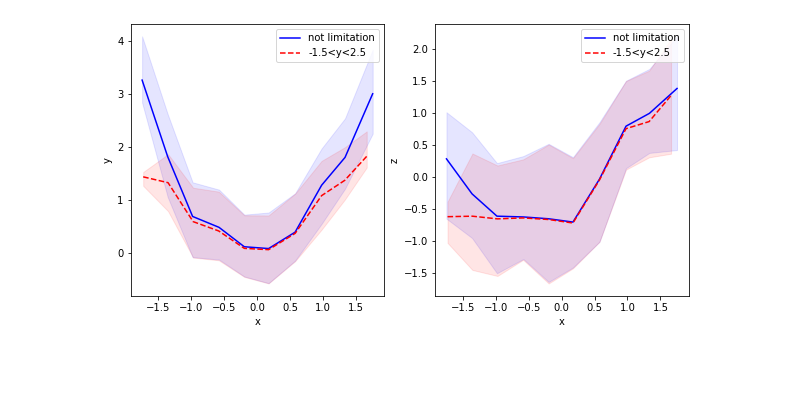
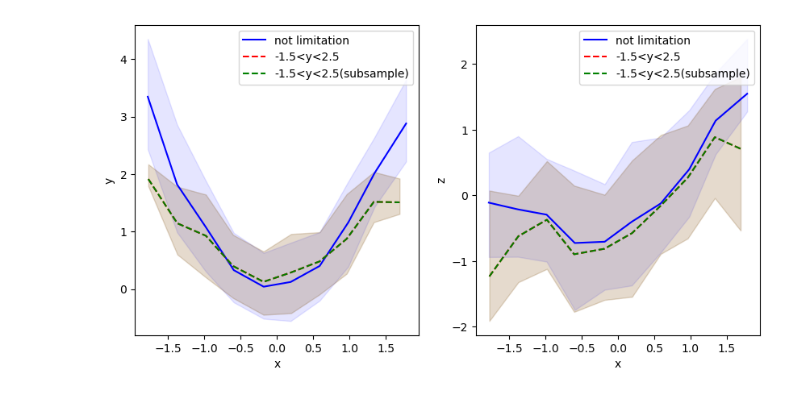
Before and after one commit to astro-jingtao/astro_statistics_assistant, a Jupyter notebook: example/trend_plot.ipynb, the cells around one changed output. Cells and saved outputs as stored; diff of their text form; code cells hidden in the pictures; blank space fills up the shorter version.

Commit message:
optimize plot_trend

```diff
--- a/example/trend_plot.ipynb
+++ b/example/trend_plot.ipynb
@@ -38,14 +54,72 @@ axes[0].legend(fontsize=10)
 # %%
-fig, axes = plt.subplots(1,2,figsize=(10,5))
+fig, axes = plt.subplots(1, 2, figsize=(10, 5))
 
-dataset.trend('x', ['y', 'z'], ranges=([[-2,2],[-10,10]]), axes=axes,
-    bins=10,ytype='mean',plot_kwargs={"color":"b","ls":"-","label":"not limitation"},\
-    scatter_kwargs={"ifscatter":"True","uplim":75,"bottomlim":25,"fkind":"fbetween",\
-    "plot_scatter_kwargs":{"color":"b","alpha":0.1}})
+dataset.trend('x', ['y', 'z'],
+              ranges=([[-2, 2], [-10, 10]]),
+              axes=axes,
+              bins=10,
+              ytype='mean',
+              plot_kwargs={
+                  "color": "b",
+                  "ls": "-",
+                  "label": "not limitation"
+              },
+              scatter_kwargs={
+                  "ifscatter": "True",
+                  "uplim": 75,
+                  "bottomlim": 25,
+                  "fkind": "fbetween",
+                  "plot_scatter_kwargs": {
+                      "color": "b",
+                      "alpha": 0.1
+                  }
+              })
 
-dataset.trend('x', ['y', 'z'], ranges=([[-2,2],[-10,10]]), axes=axes,
-    bins=10,ytype='mean',plot_kwargs={"color":"r","ls":"--","label":"-1.5<y<2.5"},\
-    prop_kwargs={"props":y,"pmin":-100,"pmax":2.5},\
-    scatter_kwargs={"ifscatter":"True","uplim":75,"bottomlim":25,"fkind":"fbetween",\
-    "plot_scatter_kwargs":{"color":"r","alpha":0.1}})
+dataset.trend('x', ['y', 'z'],
+              ranges=([[-2, 2], [-10, 10]]),
+              axes=axes,
+              bins=10,
+              ytype='mean',
+              plot_kwargs={
+                  "color": "r",
+                  "ls": "--",
+                  "label": "-1.5<y<2.5"
+              },
+              prop_kwargs={
+                  "props": y,
+                  "pmin": -1.5,
+                  "pmax": 2.5
+              },
+              scatter_kwargs={
+                  "ifscatter": "True",
+                  "uplim": 75,
+                  "bottomlim": 25,
+                  "fkind": "fbetween",
+                  "plot_scatter_kwargs": {
+                      "color": "r",
+                      "alpha": 0.1
+                  }
+              })
+
+dataset.trend('x', ['y', 'z'],
+              ranges=([[-2, 2], [-10, 10]]),
+              axes=axes,
+              bins=10,
+              ytype='mean',
+              plot_kwargs={
+                  "color": "g",
+                  "ls": "--",
+                  "label": "-1.5<y<2.5(subsample)"
+              },
+              subsample=(dataset['y'] <= 2.5) & (dataset['y'] >= -1.5),
+              scatter_kwargs={
+                  "ifscatter": "True",
+                  "uplim": 75,
+                  "bottomlim": 25,
+                  "fkind": "fbetween",
+                  "plot_scatter_kwargs": {
+                      "color": "g",
+                      "alpha": 0.1
+                  }
+              })
 # %% [output]
@@ -54 +128 @@ dataset.trend('x', ['y', 'z'], ranges=([[-2,2],[-10,10]]), axes=axes,
-[figure, old version]
+[figure, new version]
```
Also changed, not shown: parts of 4 cells of this notebook, 2 other files.
